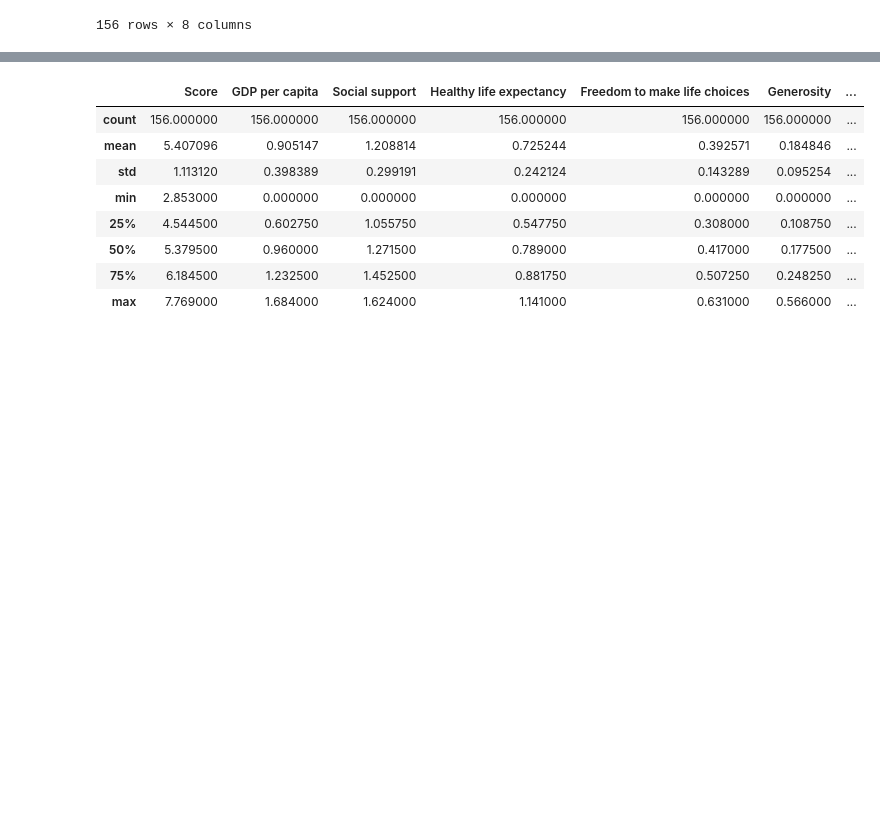
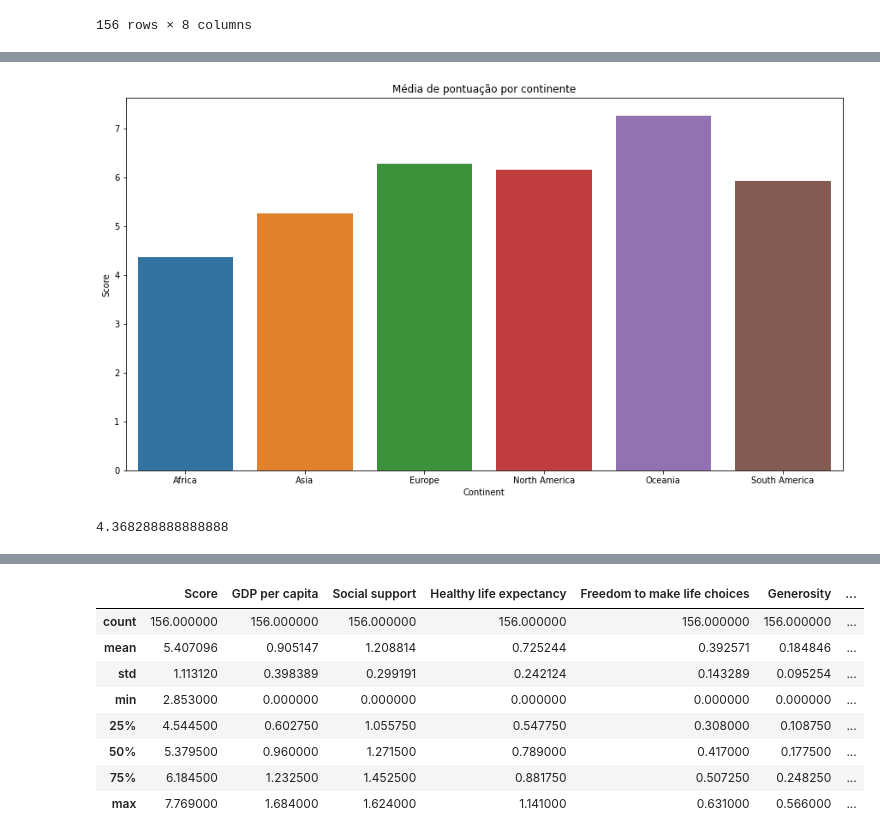
Before and after one commit to mvtap/EAD, a Jupyter notebook: project.ipynb, the cells around one changed output, grey strips where cells are left out. Drawn from its saved outputs; the diff is of its cells as text; code cells hidden in the pictures; blank space fills up the shorter version.

Commit message:
Average score  per continent plot added. PCA standardized and non-standardized

```diff
--- a/project.ipynb
+++ b/project.ipynb
@@ -25,3 +37,14 @@ data
+# %%
+data['Country or region'].loc[38] = 'Trinidad and Tobago'
+data['Country or region'].loc[102] = 'Congo'
+data['Country or region'].loc[109] = 'Palestine'
+data['Country or region'].loc[126] = 'Democratic Republic of the Congo'
+# %%
+for i in range(data.shape[0]):
+    if data['Country or region'].iloc[i] == 'Kosovo':
+        data['Continent'].iloc[i] = 'Europe'
+    else:
+        data['Continent'].iloc[i] = country_to_continent(data['Country or region'].iloc[i])
 # %%
 data.dtypes
 # %% [output]
@@ -36,0 +71,10 @@ dtype: object
+# %%
+list_a = [['Africa', round(data.loc[data['Continent'] == 'Africa', 'Score'].mean(),3)],
+          ['Asia', round(data.loc[data['Continent'] == 'Asia', 'Score'].mean(),3)],
+          ['Europe', round(data.loc[data['Continent'] == 'Europe', 'Score'].mean(),3)],
+          ['North America', round(data.loc[data['Continent'] == 'North America', 'Score'].mean(),3)],
+          ['Oceania', round(data.loc[data['Continent'] == 'Oceania', 'Score'].mean(),3)],
+          ['South America', round(data.loc[data['Continent'] == 'South America', 'Score'].mean(),3)]
+]
+# %%
+data_continent = pd.DataFrame(list_a, columns = ['Continent', 'Score'])
@@ -36,0 +83,4 @@ dtype: object
+# %%
+fig, ax = plt.subplots(figsize=(15, 8))
+sns.barplot(x = data_continent['Continent'], y = data_continent['Score']).set_title("Média de pontuação por continente");
+# %% [output]
@@ -37,3 +89,8 @@ dtype: object
+[figure, added]
+# %%
+data.loc[data['Continent'] == 'Africa', 'Score'].mean()
+# %% [output]
+4.368288888888888
 # %%
 fig, ax = plt.subplots(nrows=2, ncols=3, figsize=(30, 15))
 sns.scatterplot(data=data, x='GDP per capita', y='Score', ax=ax[0][0]);
```
Also changed, not shown: parts of 16 cells of this notebook.
